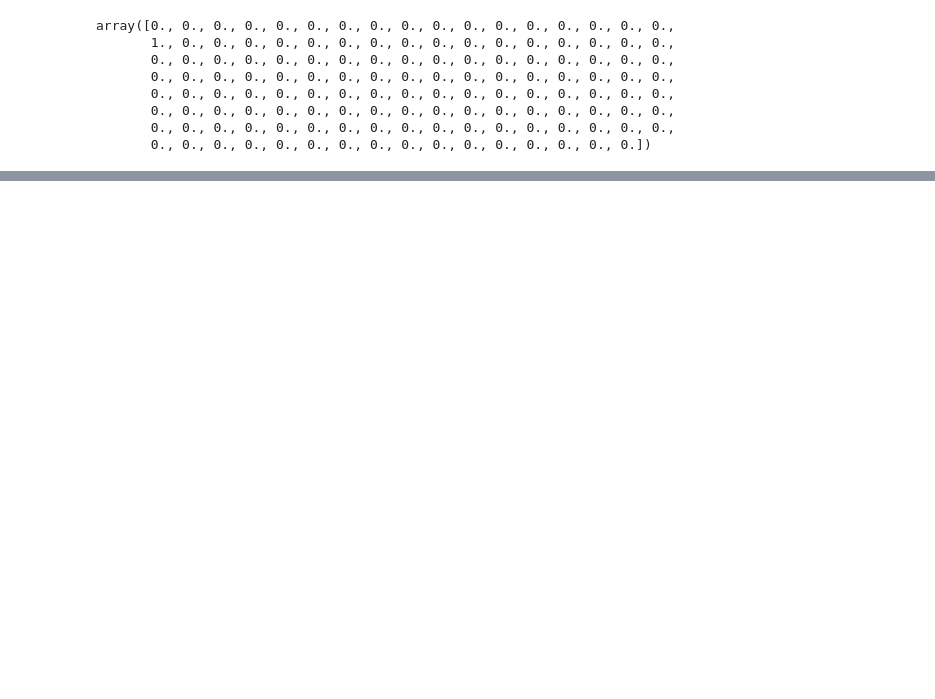
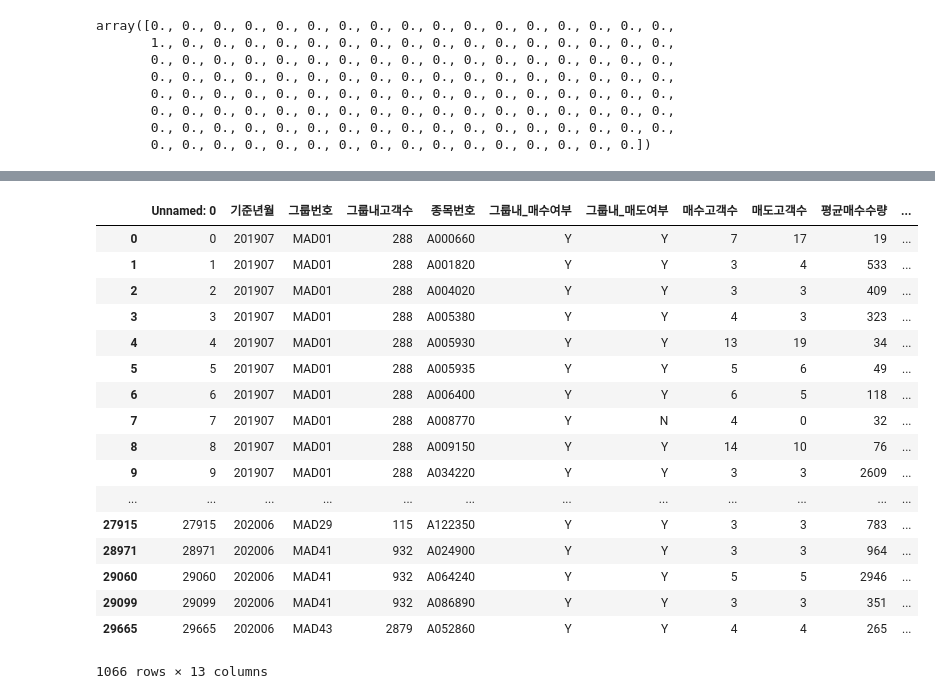
Before and after one commit to NahahaNahaha/Stock_MiraeAsset, a Jupyter notebook: ML_mirae.ipynb, the cells around one changed output, grey strips where cells are left out. Drawn from its saved outputs; the diff is of its cells as text; code cells hidden in the pictures; blank space fills up the shorter version.

```diff
--- a/ML_mirae.ipynb
+++ b/ML_mirae.ipynb
@@ -372,0 +419,21 @@ array([0., 0., 0., 0., 0., 0., 0., 0., 0., 0., 0., 0., 0., 0., 0., 0., 0.,
+# %%
+all_stock
+# %% [output]
+|  | Unnamed: 0 | 기준년월 | 그룹번호 | 그룹내고객수 | 종목번호 | 그룹내_매수여부 | 그룹내_매도여부 | 매수고객수 | 매도고객수 | 평균매수수량 | ... |
+| 0 | 0 | 201907 | MAD01 | 288 | A000660 | Y | Y | 7 | 17 | 19 | ... |
+| 1 | 1 | 201907 | MAD01 | 288 | A001820 | Y | Y | 3 | 4 | 533 | ... |
+| 2 | 2 | 201907 | MAD01 | 288 | A004020 | Y | Y | 3 | 3 | 409 | ... |
+| 3 | 3 | 201907 | MAD01 | 288 | A005380 | Y | Y | 4 | 3 | 323 | ... |
+| 4 | 4 | 201907 | MAD01 | 288 | A005930 | Y | Y | 13 | 19 | 34 | ... |
+| 5 | 5 | 201907 | MAD01 | 288 | A005935 | Y | Y | 5 | 6 | 49 | ... |
+| 6 | 6 | 201907 | MAD01 | 288 | A006400 | Y | Y | 6 | 5 | 118 | ... |
+| 7 | 7 | 201907 | MAD01 | 288 | A008770 | Y | N | 4 | 0 | 32 | ... |
+| 8 | 8 | 201907 | MAD01 | 288 | A009150 | Y | Y | 14 | 10 | 76 | ... |
+| 9 | 9 | 201907 | MAD01 | 288 | A034220 | Y | Y | 3 | 3 | 2609 | ... |
+| ... | ... | ... | ... | ... | ... | ... | ... | ... | ... | ... | ... |
+| 27915 | 27915 | 202006 | MAD29 | 115 | A122350 | Y | Y | 3 | 3 | 783 | ... |
+| 28971 | 28971 | 202006 | MAD41 | 932 | A024900 | Y | Y | 3 | 3 | 964 | ... |
+| 29060 | 29060 | 202006 | MAD41 | 932 | A064240 | Y | Y | 5 | 5 | 2946 | ... |
+| 29099 | 29099 | 202006 | MAD41 | 932 | A086890 | Y | Y | 3 | 3 | 351 | ... |
+| 29665 | 29665 | 202006 | MAD43 | 2879 | A052860 | Y | Y | 4 | 4 | 265 | ... |
+1066 rows × 13 columns
```
Also changed, not shown: parts of 34 cells of this notebook.
